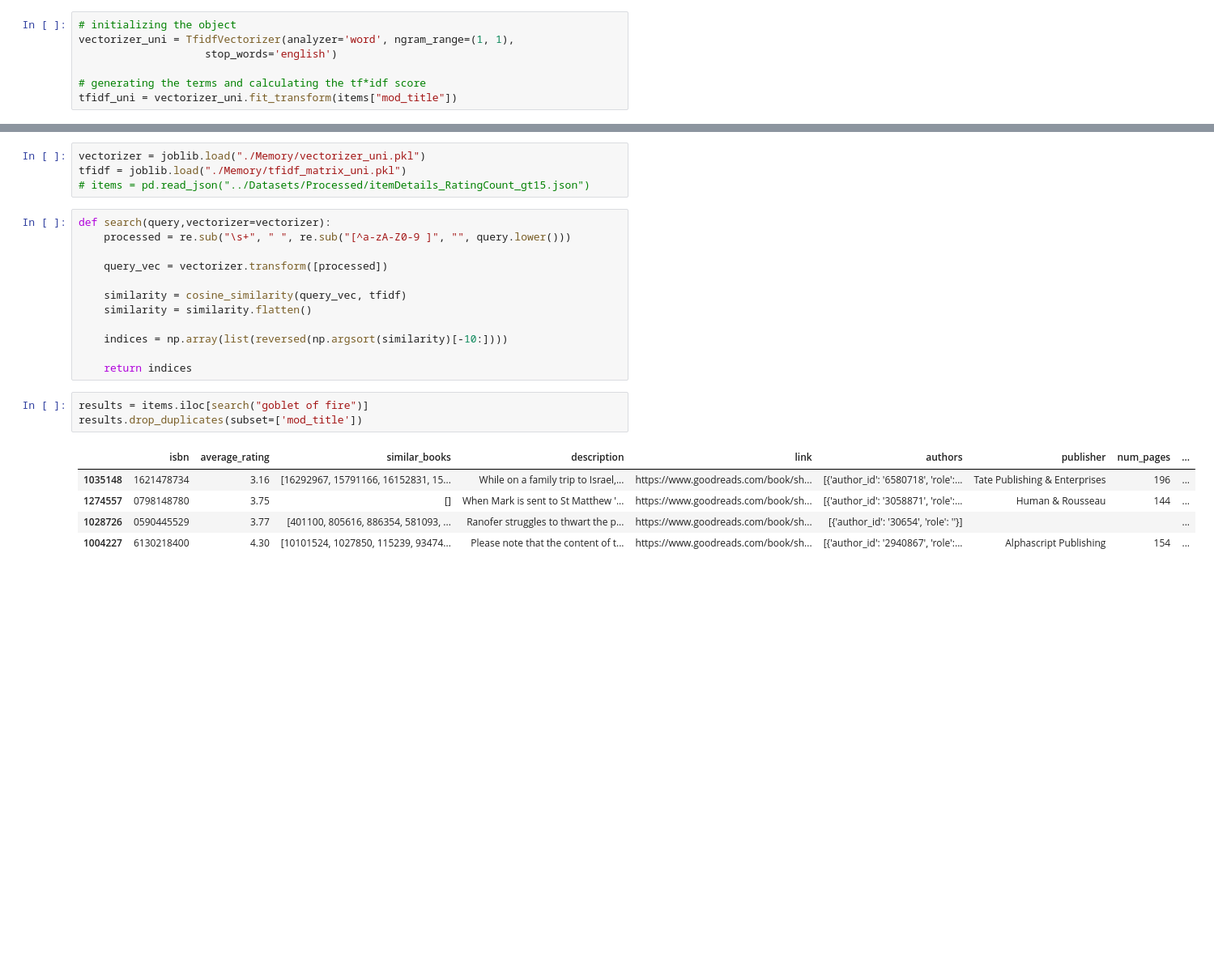
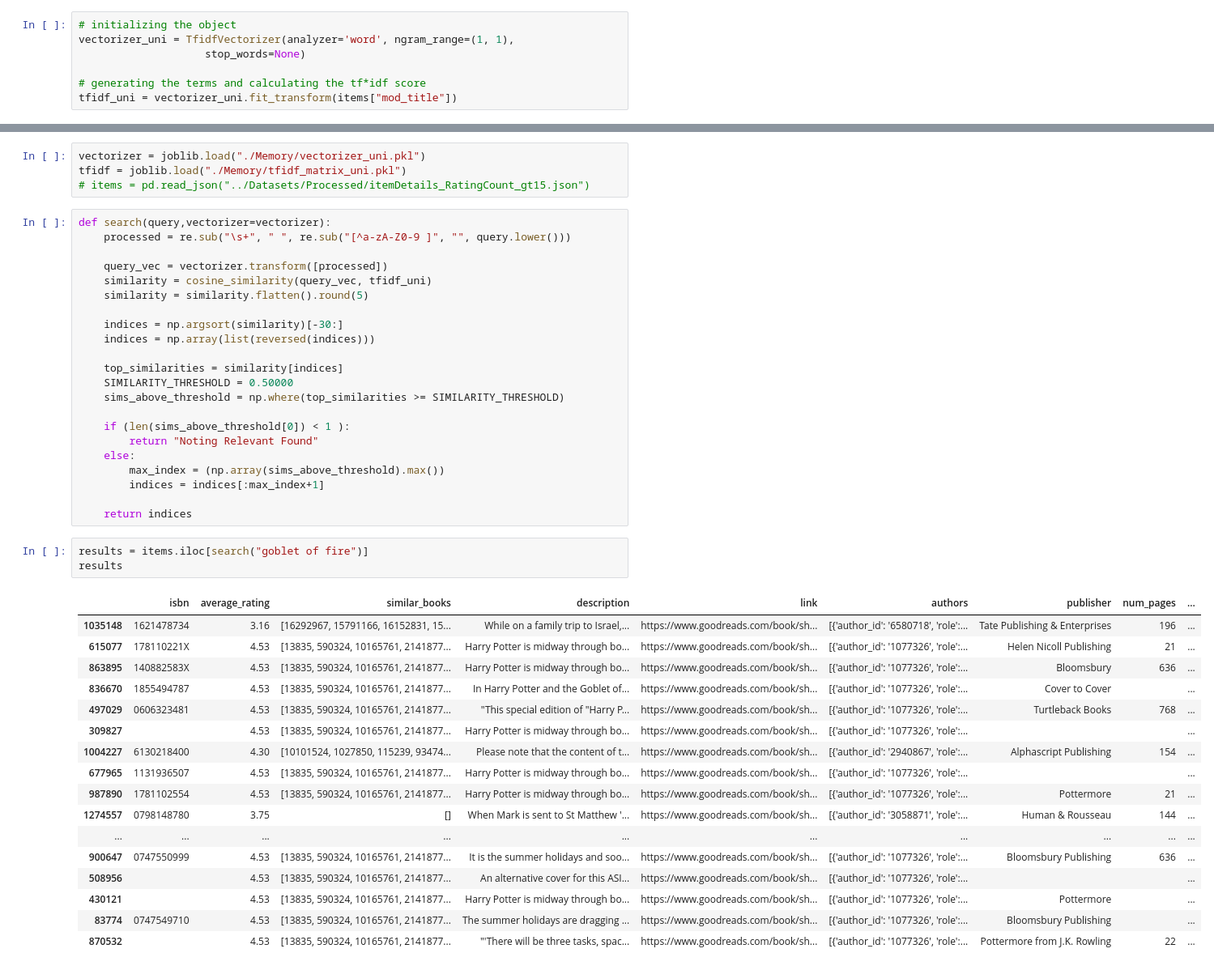
Before and after one commit to sg13041995/Goodreads_SearchEngine, a Jupyter notebook: Files/SearchEngine_TFIDF/searchEngine_TFIDF.ipynb, the cells around one changed output, grey strips where cells are left out. Shown: that part at 81% size. Saved outputs shown, nothing was run; the diff lists cells and outputs as text; blank space fills up the shorter version.

Commit message:
searchEngine threshold filtering added

```diff
--- a/Files/SearchEngine_TFIDF/searchEngine_TFIDF.ipynb
+++ b/Files/SearchEngine_TFIDF/searchEngine_TFIDF.ipynb
@@ -31,7 +33,7 @@ items.head()
 # %%
 # initializing the object
 vectorizer_uni = TfidfVectorizer(analyzer='word', ngram_range=(1, 1),
-                    stop_words='english')
+                    stop_words=None)
 
 # generating the terms and calculating the tf*idf score
 tfidf_uni = vectorizer_uni.fit_transform(items["mod_title"])
@@ -247,19 +163,41 @@ def search(query,vectorizer=vectorizer):
     processed = re.sub("\s+", " ", re.sub("[^a-zA-Z0-9 ]", "", query.lower()))
 
     query_vec = vectorizer.transform([processed])
+    similarity = cosine_similarity(query_vec, tfidf_uni)
+    similarity = similarity.flatten().round(5)
 
-    similarity = cosine_similarity(query_vec, tfidf)
-    similarity = similarity.flatten()
+    indices = np.argsort(similarity)[-30:]
+    indices = np.array(list(reversed(indices)))
 
-    indices = np.array(list(reversed(np.argsort(similarity)[-10:])))
+    top_similarities = similarity[indices]
+    SIMILARITY_THRESHOLD = 0.50000
+    sims_above_threshold = np.where(top_similarities >= SIMILARITY_THRESHOLD)
+
+    if (len(sims_above_threshold[0]) < 1 ):
+        return "Noting Relevant Found"
+    else:
+        max_index = (np.array(sims_above_threshold).max())
+        indices = indices[:max_index+1]
 
     return indices
 # %%
 results = items.iloc[search("goblet of fire")]
-results.drop_duplicates(subset=['mod_title'])
+results
 # %% [output]
 |  | isbn | average_rating | similar_books | description | link | authors | publisher | num_pages | ... |
 | 1035148 | 1621478734 | 3.16 | [16292967, 15791166, 16152831, 15... | While on a family trip to Israel,... | https://www.goodreads.com/book/sh... | [{'author_id': '6580718', 'role':... | Tate Publishing & Enterprises | 196 | ... |
+| 615077 | 178110221X | 4.53 | [13835, 590324, 10165761, 2141877... | Harry Potter is midway through bo... | https://www.goodreads.com/book/sh... | [{'author_id': '1077326', 'role':... | Helen Nicoll Publishing | 21 | ... |
+| 863895 | 140882583X | 4.53 | [13835, 590324, 10165761, 2141877... | Harry Potter is midway through bo... | https://www.goodreads.com/book/sh... | [{'author_id': '1077326', 'role':... | Bloomsbury | 636 | ... |
+| 836670 | 1855494787 | 4.53 | [13835, 590324, 10165761, 2141877... | In Harry Potter and the Goblet of... | https://www.goodreads.com/book/sh... | [{'author_id': '1077326', 'role':... | Cover to Cover |  | ... |
+| 497029 | 0606323481 | 4.53 | [13835, 590324, 10165761, 2141877... | "This special edition of "Harry P... | https://www.goodreads.com/book/sh... | [{'author_id': '1077326', 'role':... | Turtleback Books | 768 | ... |
+| 309827 |  | 4.53 | [13835, 590324, 10165761, 2141877... | Harry Potter is midway through bo... | https://www.goodreads.com/book/sh... | [{'author_id': '1077326', 'role':... |  |  | ... |
+| 1004227 | 6130218400 | 4.30 | [10101524, 1027850, 115239, 93474... | Please note that the content of t... | https://www.goodreads.com/book/sh... | [{'author_id': '2940867', 'role':... | Alphascript Publishing | 154 | ... |
+| 677965 | 1131936507 | 4.53 | [13835, 590324, 10165761, 2141877... | Harry Potter is midway through bo... | https://www.goodreads.com/book/sh... | [{'author_id': '1077326', 'role':... |  |  | ... |
+| 987890 | 1781102554 | 4.53 | [13835, 590324, 10165761, 2141877... | Harry Potter is midway through bo... | https://www.goodreads.com/book/sh... | [{'author_id': '1077326', 'role':... | Pottermore | 21 | ... |
 | 1274557 | 0798148780 | 3.75 | [] | When Mark is sent to St Matthew '... | https://www.goodreads.com/book/sh... | [{'author_id': '3058871', 'role':... | Human & Rousseau | 144 | ... |
-| 1028726 | 0590445529 | 3.77 | [401100, 805616, 886354, 581093, ... | Ranofer struggles to thwart the p... | https://www.goodreads.com/book/sh... | [{'author_id': '30654', 'role': ''}] |  |  | ... |
-| 1004227 | 6130218400 | 4.30 | [10101524, 1027850, 115239, 93474... | Please note that the content of t... | https://www.goodreads.com/book/sh... | [{'author_id': '2940867', 'role':... | Alphascript Publishing | 154 | ... |
+| ... | ... | ... | ... | ... | ... | ... | ... | ... | ... |
+| 900647 | 0747550999 | 4.53 | [13835, 590324, 10165761, 2141877... | It is the summer holidays and soo... | https://www.goodreads.com/book/sh... | [{'author_id': '1077326', 'role':... | Bloomsbury Publishing | 636 | ... |
+| 508956 |  | 4.53 | [13835, 590324, 10165761, 2141877... | An alternative cover for this ASI... | https://www.goodreads.com/book/sh... | [{'author_id': '1077326', 'role':... |  |  | ... |
+| 430121 |  | 4.53 | [13835, 590324, 10165761, 2141877... | Harry Potter is midway through bo... | https://www.goodreads.com/book/sh... | [{'author_id': '1077326', 'role':... | Pottermore |  | ... |
+| 83774 | 0747549710 | 4.53 | [13835, 590324, 10165761, 2141877... | The summer holidays are dragging ... | https://www.goodreads.com/book/sh... | [{'author_id': '1077326', 'role':... | Bloomsbury Publishing |  | ... |
+| 870532 |  | 4.53 | [13835, 590324, 10165761, 2141877... | "'There will be three tasks, spac... | https://www.goodreads.com/book/sh... | [{'author_id': '1077326', 'role':... | Pottermore from J.K. Rowling | 22 | ... |
```
Also changed, not shown: parts of 13 cells of this notebook, 6 other files.
